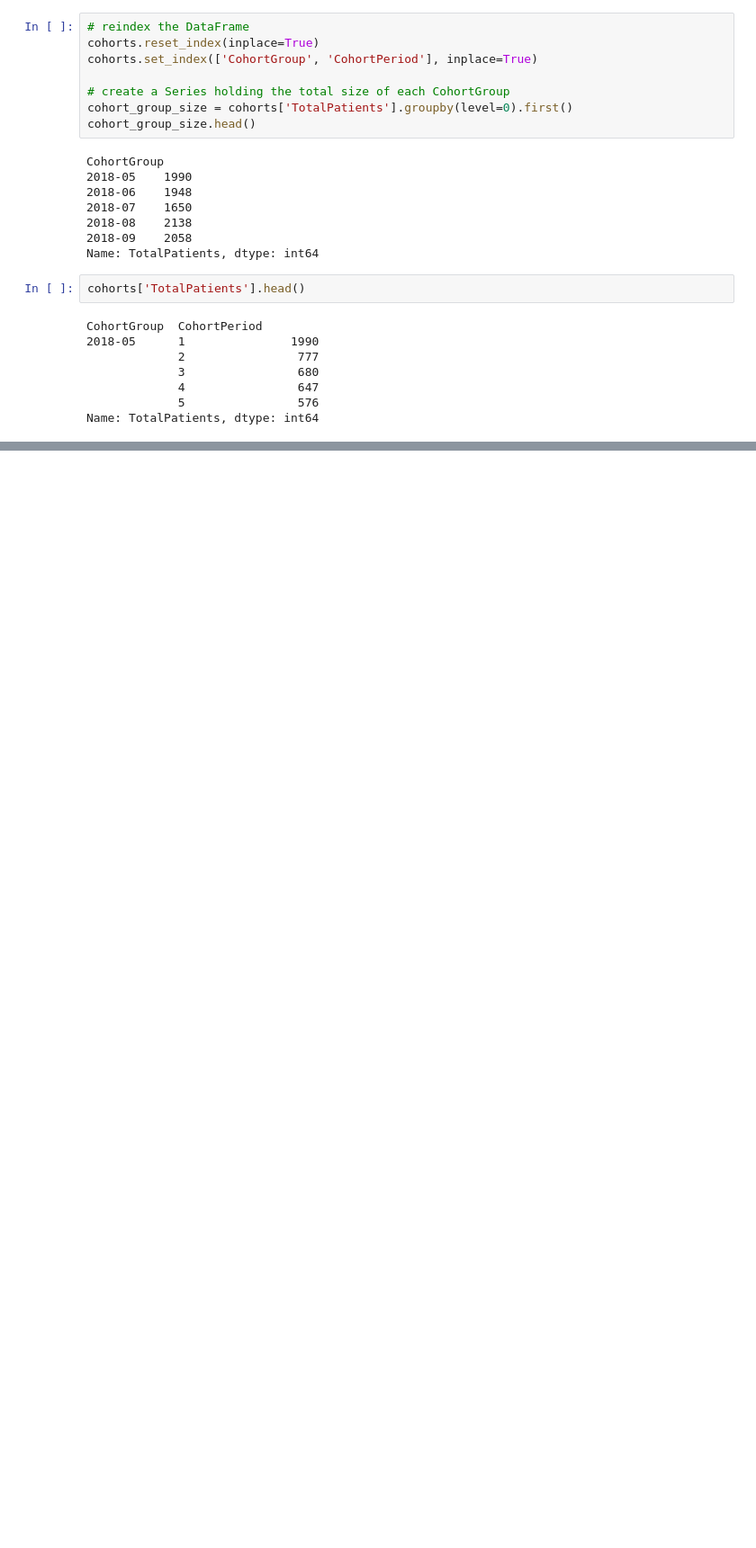
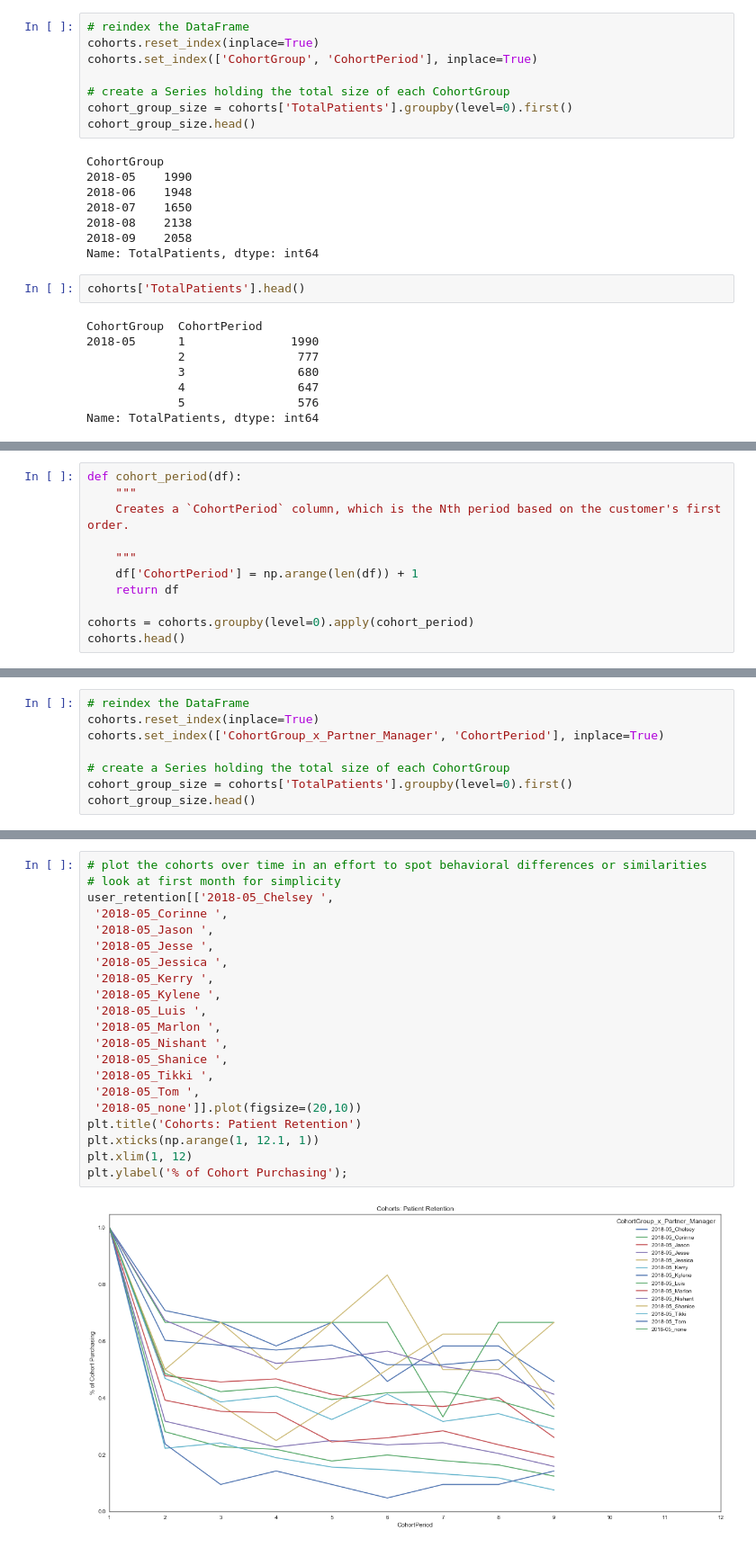
Before and after one commit to MartinAlonzo1/capsule, a Jupyter notebook: Capsule.ipynb, the cells around one changed output, grey strips where cells are left out. Shown at 90% size. Saved outputs shown, nothing was run; the diff lists cells and outputs as text; blank space fills up the shorter version.

```diff
--- a/Capsule.ipynb
+++ b/Capsule.ipynb
@@ -194,0 +748,11 @@ df.groupby(['acquisition_source']).count()
+# %%
+def cohort_period(df):
+    """
+    Creates a `CohortPeriod` column, which is the Nth period based on the customer's first order.
+
+    """
+    df['CohortPeriod'] = np.arange(len(df)) + 1
+    return df
+
+cohorts = cohorts.groupby(level=0).apply(cohort_period)
+cohorts.head()
@@ -194,0 +769,8 @@ df.groupby(['acquisition_source']).count()
+# %%
+# reindex the DataFrame
+cohorts.reset_index(inplace=True)
+cohorts.set_index(['CohortGroup_x_Partner_Manager', 'CohortPeriod'], inplace=True)
+
+# create a Series holding the total size of each CohortGroup
+cohort_group_size = cohorts['TotalPatients'].groupby(level=0).first()
+cohort_group_size.head()
@@ -194,0 +818,23 @@ df.groupby(['acquisition_source']).count()
+# %%
+# plot the cohorts over time in an effort to spot behavioral differences or similarities
+# look at first month for simplicity
+user_retention[['2018-05_Chelsey ',
+ '2018-05_Corinne ',
+ '2018-05_Jason ',
+ '2018-05_Jesse ',
+ '2018-05_Jessica ',
+ '2018-05_Kerry ',
+ '2018-05_Kylene ',
+ '2018-05_Luis ',
+ '2018-05_Marlon ',
+ '2018-05_Nishant ',
+ '2018-05_Shanice ',
+ '2018-05_Tikki ',
+ '2018-05_Tom ',
+ '2018-05_none']].plot(figsize=(20,10))
+plt.title('Cohorts: Patient Retention')
+plt.xticks(np.arange(1, 12.1, 1))
+plt.xlim(1, 12)
+plt.ylabel('% of Cohort Purchasing');
+# %% [output]
+[figure, added]
```
Also changed, not shown: parts of 127 cells of this notebook.
